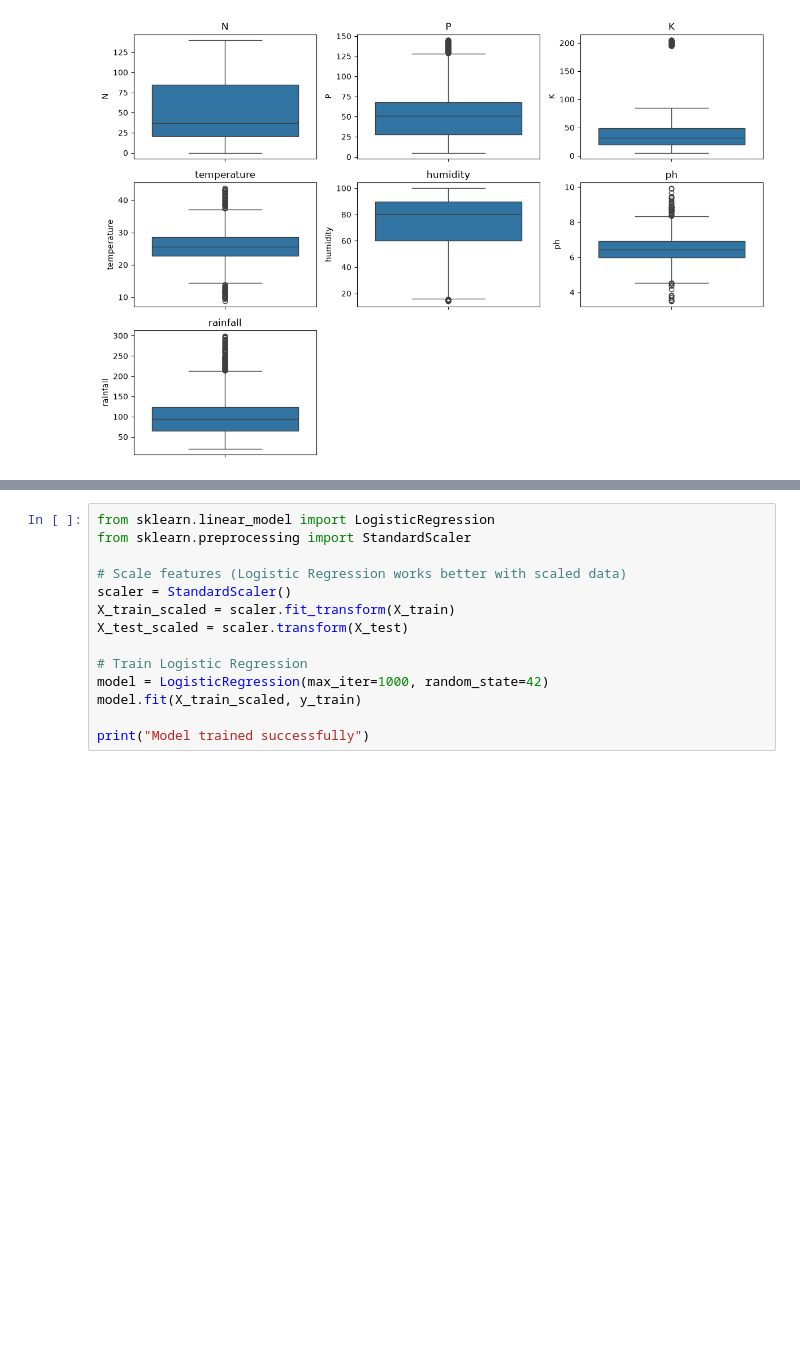
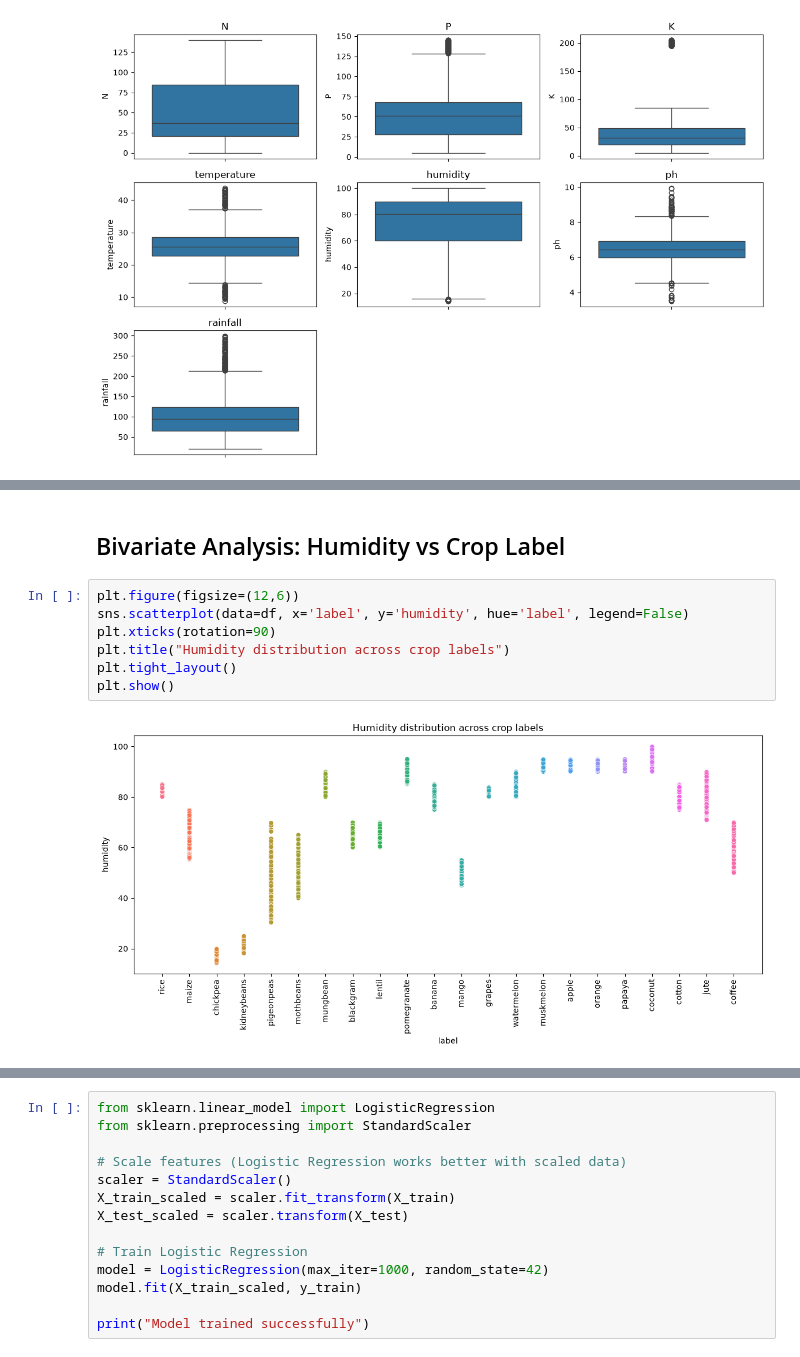
Before and after one commit to sriramakanthpendikatla/OptiCrop, a Jupyter notebook: notebook/OptiCrop_Model.ipynb, the cells around one changed output, grey strips where cells are left out. Cells and saved outputs as stored; diff of their text form; blank space fills up the shorter version.

```diff
--- a/notebook/OptiCrop_Model.ipynb
+++ b/notebook/OptiCrop_Model.ipynb
@@ -109,0 +137,11 @@ plt.show()
+# %% [markdown]
+## Bivariate Analysis: Humidity vs Crop Label
+# %%
+plt.figure(figsize=(12,6))
+sns.scatterplot(data=df, x='label', y='humidity', hue='label', legend=False)
+plt.xticks(rotation=90)
+plt.title("Humidity distribution across crop labels")
+plt.tight_layout()
+plt.show()
+# %% [output]
+[figure, added]
```
Also changed, not shown: parts of 15 cells of this notebook, 2 other files.
